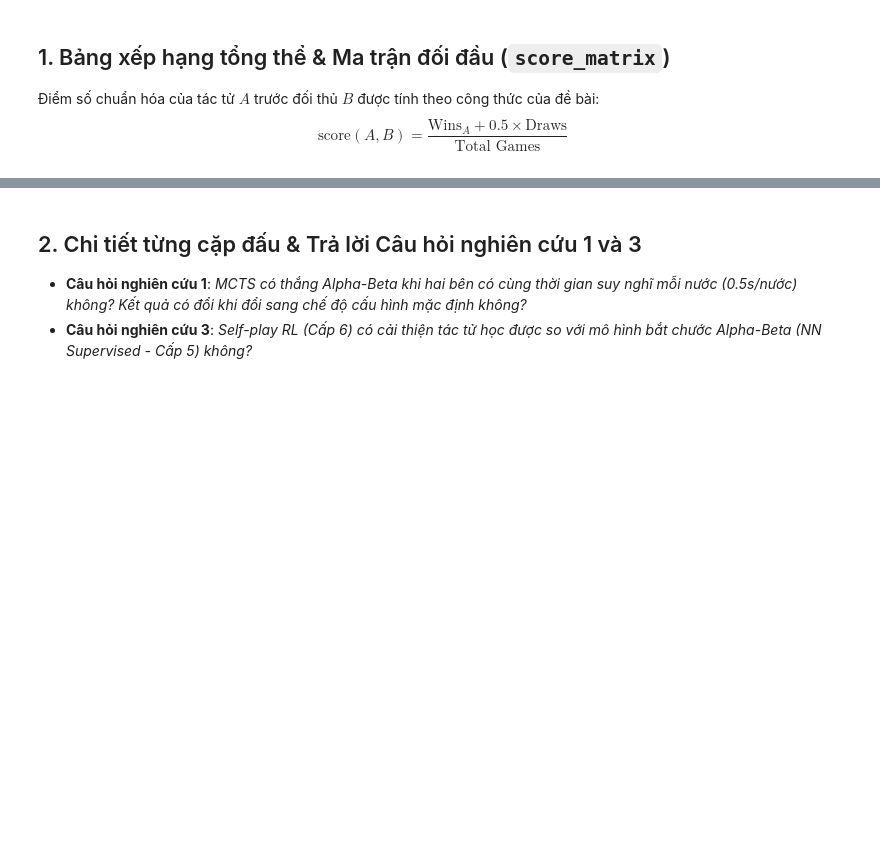
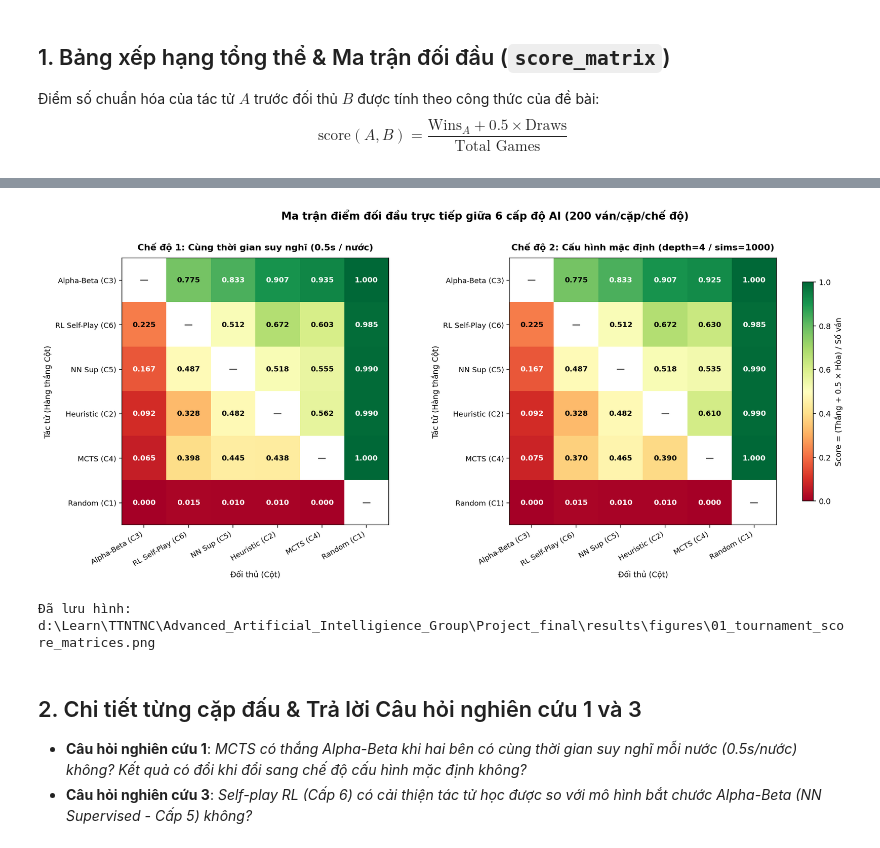
Before and after one commit to ngan23github/Advanced_Artificial_Intelligience_Group, a Jupyter notebook: Project_final/notebooks/01_tournament_results.ipynb, the cells around one changed output, grey strips where cells are left out. Drawn from its saved outputs; the diff is of its cells as text; code cells hidden in the pictures; blank space fills up the shorter version.

```diff
--- a/Project_final/notebooks/01_tournament_results.ipynb
+++ b/Project_final/notebooks/01_tournament_results.ipynb
@@ -108,5 +133,5 @@ for mode_name, mode_data in modes.items():
 # %%
-fig, axes = plt.subplots(1, 2, figsize=(15, 6.2), dpi=140)
+fig, axes = plt.subplots(1, 2, figsize=(20, 6.2), dpi=140)
 mode_titles = {
     "time_per_move": "Chế độ 1: Cùng thời gian suy nghĩ (0.5s / nước)",
     "default_config": "Chế độ 2: Cấu hình mặc định (depth=4 / sims=1000)",
@@ -116,33 +141,36 @@ for ax, (mode_name, mode_data) in zip(axes, modes.items()):
     order = list(leaderboards[mode_name]["key"])
     mat = np.full((len(order), len(order)), np.nan)
     for i, r_ag in enumerate(order):
         for j, c_ag in enumerate(order):
             if i != j:
                 mat[i, j] = mode_data["score_matrix"][r_ag][c_ag]
 
     im = ax.imshow(mat, cmap="RdYlGn", vmin=0.0, vmax=1.0)
     short_labels = [LABELS.get(a, a) for a in order]
     ax.set_xticks(range(len(order)), short_labels, rotation=30, ha="right", fontsize=9.5)
     ax.set_yticks(range(len(order)), short_labels, fontsize=9.5)
     ax.set_title(mode_titles.get(mode_name, mode_name), fontsize=11.5, fontweight="bold", pad=10)
     ax.set_xlabel("Đối thủ (Cột)", fontsize=10)
     ax.set_ylabel("Tác tử (Hàng thắng Cột)", fontsize=10)
 
     for i in range(len(order)):
         for j in range(len(order)):
             if i == j:
                 ax.text(j, i, "—", ha="center", va="center", color="#555555", fontsize=11, fontweight="bold")
             else:
                 val = mat[i, j]
                 txt_color = "white" if (val < 0.22 or val > 0.82) else "black"
                 ax.text(j, i, f"{val:.3f}", ha="center", va="center", color=txt_color, fontsize=9.5, fontweight="bold")
 
 cbar = fig.colorbar(im, ax=axes.ravel().tolist(), shrink=0.82, pad=0.03)
 cbar.set_label("Score = (Thắng + 0.5 × Hòa) / Số ván", fontsize=10)
 fig.suptitle("Ma trận điểm đối đầu trực tiếp giữa 6 cấp độ AI (200 ván/cặp/chế độ)", fontsize=13.5, fontweight="bold", y=1.02)
 fig.savefig(FIGS / "01_tournament_score_matrices.png", bbox_inches="tight")
 plt.show()
 print("Đã lưu hình:", FIGS / "01_tournament_score_matrices.png")
+# %% [output]
+[figure, added]
+Đã lưu hình: d:\Learn\TTNTNC\Advanced_Artificial_Intelligience_Group\Project_final\results\figures\01_tournament_score_matrices.png
 # %% [markdown]
 ## 2. Chi tiết từng cặp đấu & Trả lời Câu hỏi nghiên cứu 1 và 3
 
```
Also changed, not shown: parts of 8 cells of this notebook, 5 other files.
